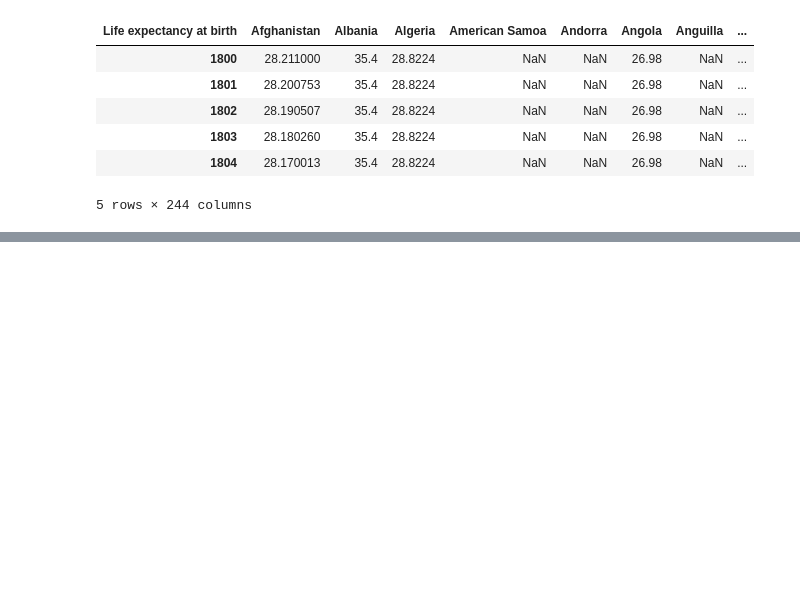
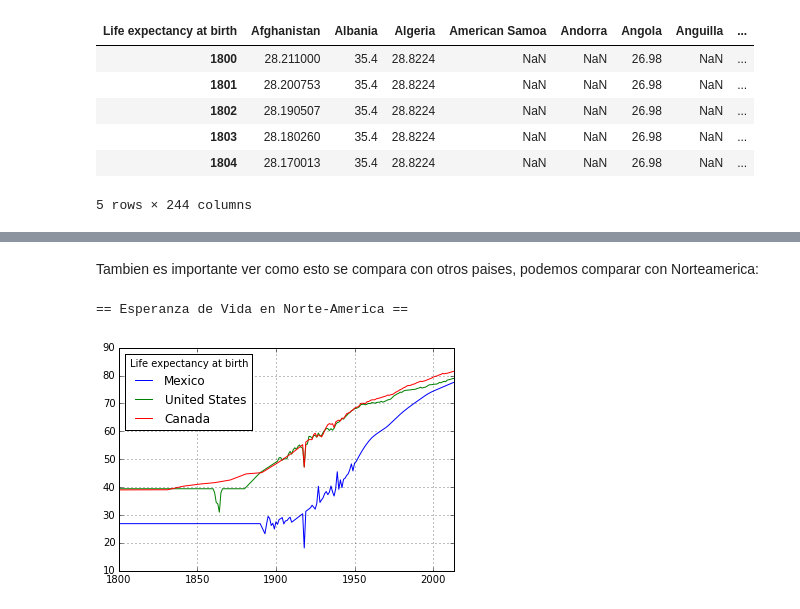
Before and after one commit to beangoben/lerningMachin, a Jupyter notebook: Pandas/PandasIntro.ipynb, the cells around one changed output, grey strips where cells are left out. Cells and saved outputs as stored; diff of their text form; code cells hidden in the pictures; blank space fills up the shorter version.

```diff
--- a/Pandas/PandasIntro.ipynb
+++ b/Pandas/PandasIntro.ipynb
@@ -216,0 +232,8 @@ print
+# %% [markdown]
+Tambien es importante ver como esto se compara con otros paises, podemos comparar con Norteamerica:
+# %%
+df[['Mexico','United States','Canada']].plot()
+print("== Esperanza de Vida en Norte-America ==")
+# %% [output]
+== Esperanza de Vida en Norte-America ==
+[figure, added]
```
Also changed, not shown: parts of 8 cells of this notebook.
